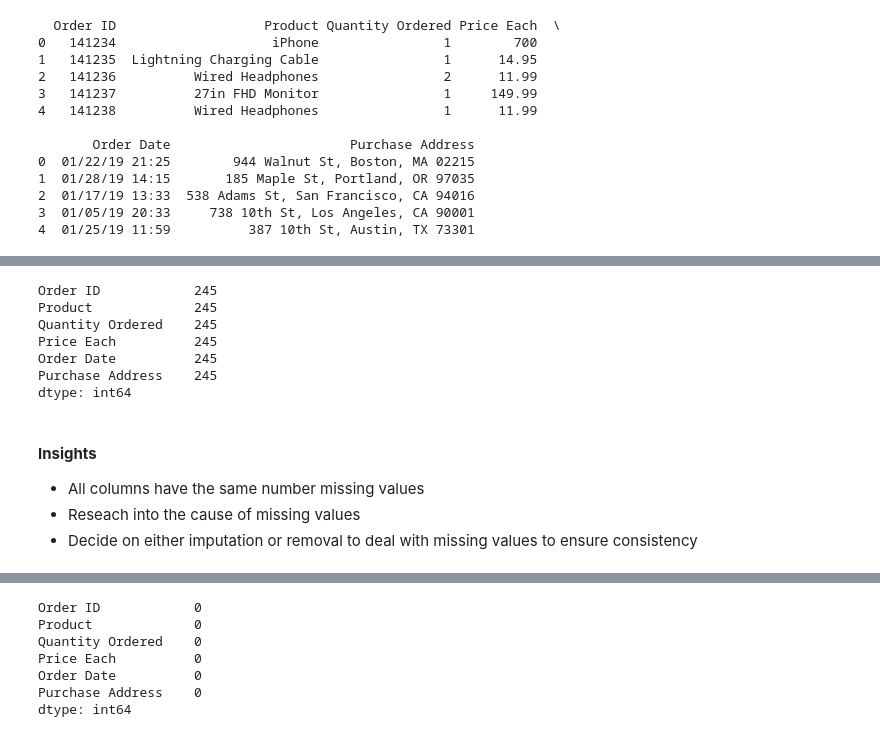
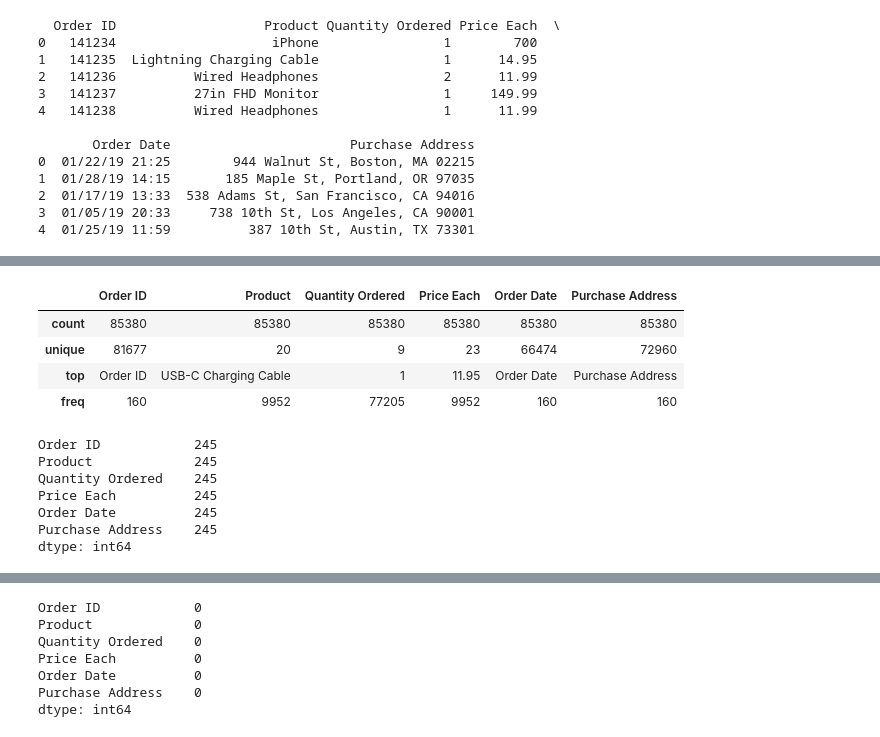
Before and after one commit to FUNMS/Sales-Trends-2019, a Jupyter notebook: notebooks/main.ipynb, the cells around one changed output, grey strips where cells are left out. Saved outputs shown, nothing was run; the diff lists cells and outputs as text; code cells hidden in the pictures.

```diff
--- a/notebooks/main.ipynb
+++ b/notebooks/main.ipynb
@@ -275,3 +329,12 @@ print(firsthalf_combined.head())
+# %%
+#Describe firsthalf_combined
+firsthalf_combined.describe()
+# %% [output]
+|  | Order ID | Product | Quantity Ordered | Price Each | Order Date | Purchase Address |
+| count | 85380 | 85380 | 85380 | 85380 | 85380 | 85380 |
+| unique | 81677 | 20 | 9 | 23 | 66474 | 72960 |
+| top | Order ID | USB-C Charging Cable | 1 | 11.95 | Order Date | Purchase Address |
+| freq | 160 | 9952 | 77205 | 9952 | 160 | 160 |
 # %%
 # Check for missing values in the first half data
 print(firsthalf_combined.isnull().sum())
@@ -283,9 +346,3 @@ Price Each          245
 Order Date          245
 Purchase Address    245
 dtype: int64
-# %% [markdown]
-#### **Insights**
-
-- All columns have the same number missing values
-- Reseach into the cause of missing values
-- Decide on either imputation or removal to deal with missing values to ensure consistency
```
Also changed, not shown: parts of 50 cells of this notebook, 1 other file.
